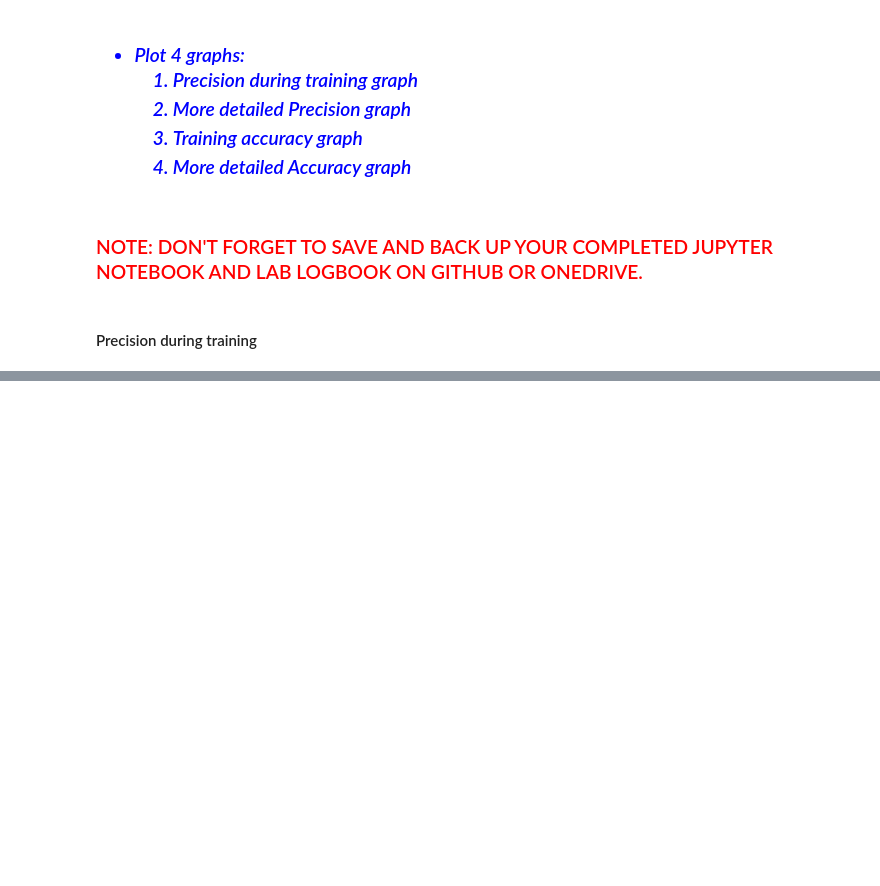
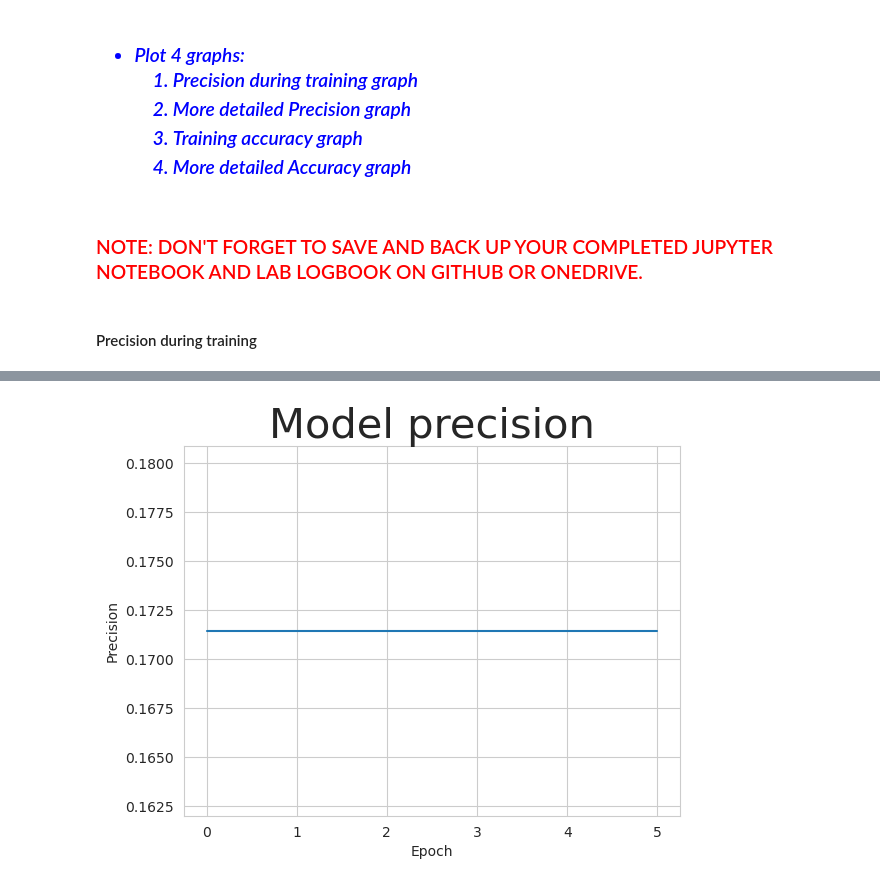
Before and after one commit to DAN-BIWOTT/Machine-learning-in-finance, a Jupyter notebook: week 10/Week-10_Wait-Attention_Gold_LSTM____ML-in-Finance_Final.ipynb, the cells around one changed output, grey strips where cells are left out. Drawn from its saved outputs; the diff is of its cells as text; code cells hidden in the pictures; blank space fills up the shorter version.

```diff
--- a/week 10/Week-10_Wait-Attention_Gold_LSTM____ML-in-Finance_Final.ipynb
+++ b/week 10/Week-10_Wait-Attention_Gold_LSTM____ML-in-Finance_Final.ipynb
@@ -1470,0 +1360,15 @@ Text(0.5, 0, 'precision')
+# %%
+#
+#
+#    Your code of Precision_score
+#
+#
+# Plot Precision during training
+
+plt.plot(history.history['precision'])
+plt.title('Model precision')
+plt.ylabel('Precision')
+plt.xlabel('Epoch')
+plt.show()
+# %% [output]
+[figure, added]
```
Also changed, not shown: parts of 32 cells of this notebook, 2 other files.
